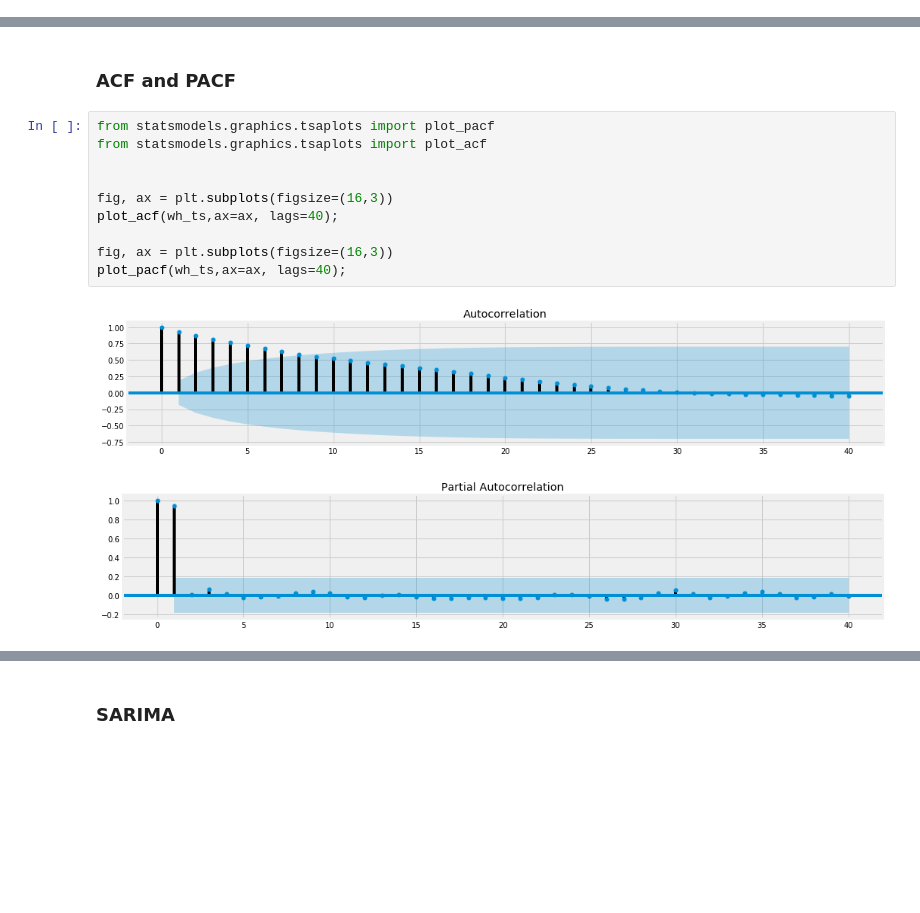
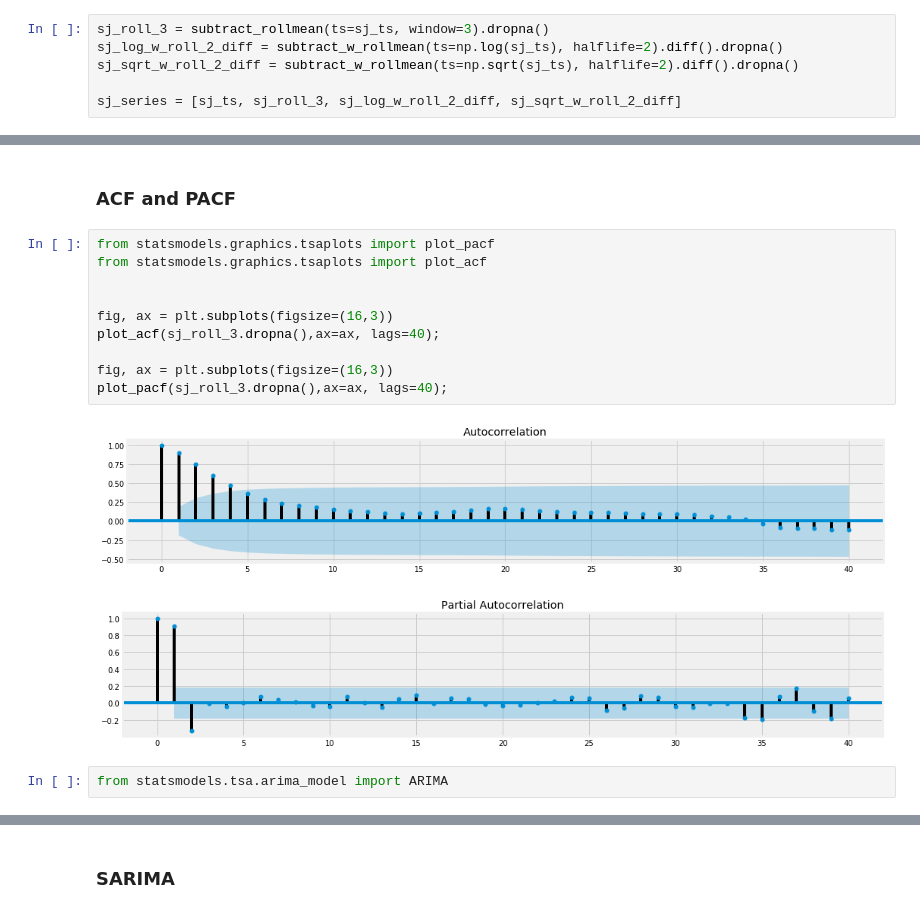
Before and after one commit to rab175/dsc-mod-4-project-online-ds-pt-071519, a Jupyter notebook: Mod 4 Project Notebook.ipynb, the cells around one changed output, grey strips where cells are left out. Cells and saved outputs as stored; diff of their text form; blank space fills up the shorter version.

Commit message:
modelining

```diff
--- a/Mod 4 Project Notebook.ipynb
+++ b/Mod 4 Project Notebook.ipynb
@@ -915,0 +999,6 @@ dtype: float64
+# %%
+sj_roll_3 = subtract_rollmean(ts=sj_ts, window=3).dropna()
+sj_log_w_roll_2_diff = subtract_w_rollmean(ts=np.log(sj_ts), halflife=2).diff().dropna()
+sj_sqrt_w_roll_2_diff = subtract_w_rollmean(ts=np.sqrt(sj_ts), halflife=2).diff().dropna()
+
+sj_series = [sj_ts, sj_roll_3, sj_log_w_roll_2_diff, sj_sqrt_w_roll_2_diff]
@@ -981,13 +1064,15 @@ sj_diff.hist()
 # %%
 from statsmodels.graphics.tsaplots import plot_pacf
 from statsmodels.graphics.tsaplots import plot_acf
 
 
 fig, ax = plt.subplots(figsize=(16,3))
-plot_acf(wh_ts,ax=ax, lags=40);
+plot_acf(sj_roll_3.dropna(),ax=ax, lags=40);
 
 fig, ax = plt.subplots(figsize=(16,3))
-plot_pacf(wh_ts,ax=ax, lags=40);
+plot_pacf(sj_roll_3.dropna(),ax=ax, lags=40);
 # %% [output]
-[figure, old version]
+[figure, new version]
-[figure, old version]
+[figure, new version]
+# %%
+from statsmodels.tsa.arima_model import ARIMA
```
Also changed, not shown: parts of 38 cells of this notebook.
